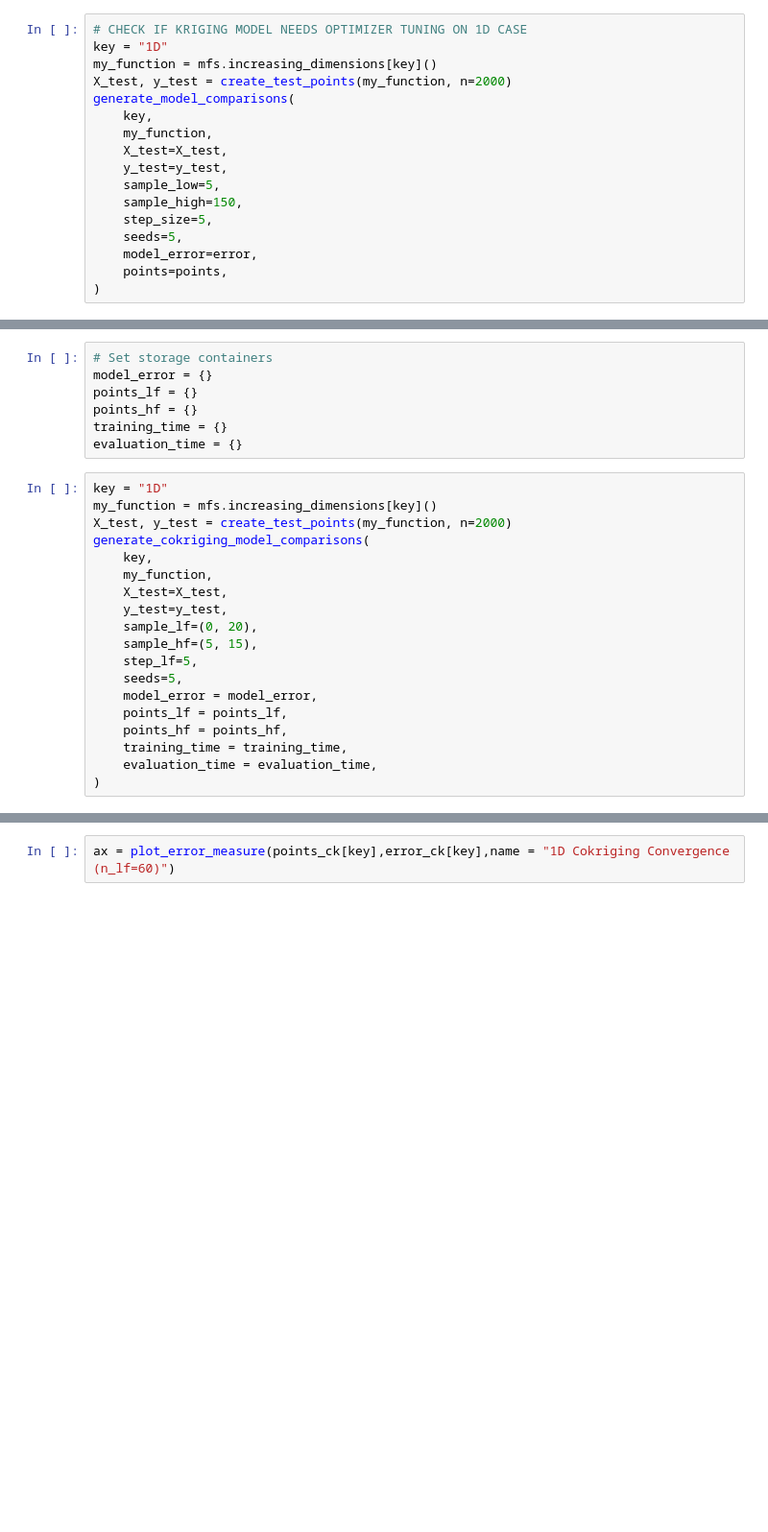
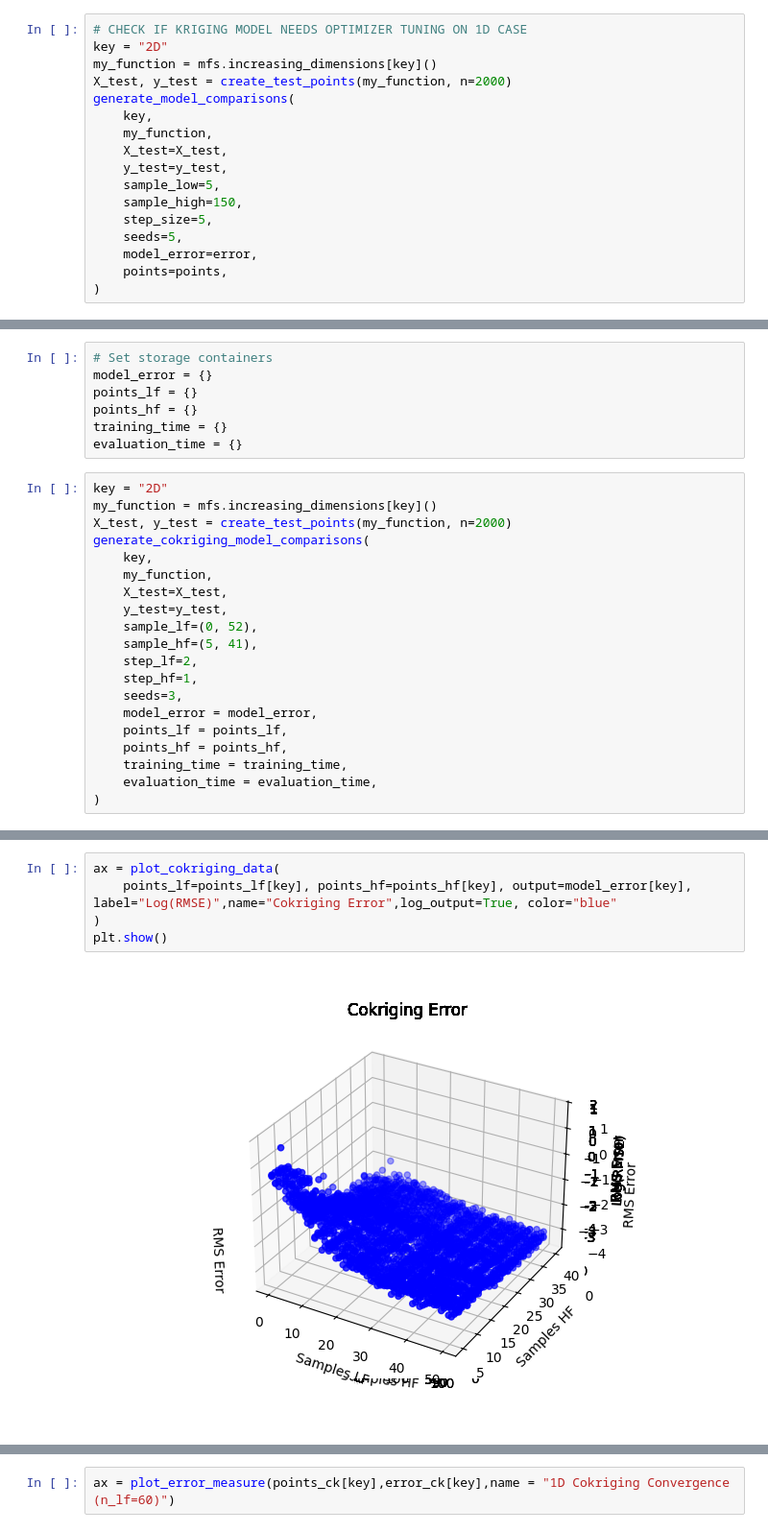
Before and after one commit to tzangleUMaine/SurrogateModeling, a Jupyter notebook: examples/SMConvergence copy.ipynb, the cells around one changed output, grey strips where cells are left out. Shown at 96% size. Cells and saved outputs as stored; diff of their text form; blank space fills up the shorter version.

Commit message:
Added data viewer notebook and functionality to smconvergence_copy notebook. Need to clean up notebook naming scheme at some point

```diff
--- a/examples/SMConvergence copy.ipynb
+++ b/examples/SMConvergence copy.ipynb
@@ -70,7 +74,7 @@ def plot_error_measure(points, error, name, color="blue", marker = "o", label =
     return ax
 # %%
 # CHECK IF KRIGING MODEL NEEDS OPTIMIZER TUNING ON 1D CASE
-key = "1D"
+key = "2D"
 my_function = mfs.increasing_dimensions[key]()
 X_test, y_test = create_test_points(my_function, n=2000)
 generate_model_comparisons(
@@ -185,7 +264,7 @@ points_hf = {}
 training_time = {}
 evaluation_time = {}
 # %%
-key = "1D"
+key = "2D"
 my_function = mfs.increasing_dimensions[key]()
 X_test, y_test = create_test_points(my_function, n=2000)
 generate_cokriging_model_comparisons(
@@ -193,10 +272,11 @@ generate_cokriging_model_comparisons(
     my_function,
     X_test=X_test,
     y_test=y_test,
-    sample_lf=(0, 20),
-    sample_hf=(5, 15),
-    step_lf=5,
-    seeds=5,
+    sample_lf=(0, 52),
+    sample_hf=(5, 41),
+    step_lf=2,
+    step_hf=1,
+    seeds=3,
     model_error = model_error,
     points_lf = points_lf,
     points_hf = points_hf,
@@ -220,0 +331,7 @@ KeyError: '1D'
+# %%
+ax = plot_cokriging_data(
+    points_lf=points_lf[key], points_hf=points_hf[key], output=model_error[key], label="Log(RMSE)",name="Cokriging Error",log_output=True, color="blue"
+)
+plt.show()
+# %% [output]
+[figure, added]
```
Also changed, not shown: parts of 9 cells of this notebook, 1 other file.
